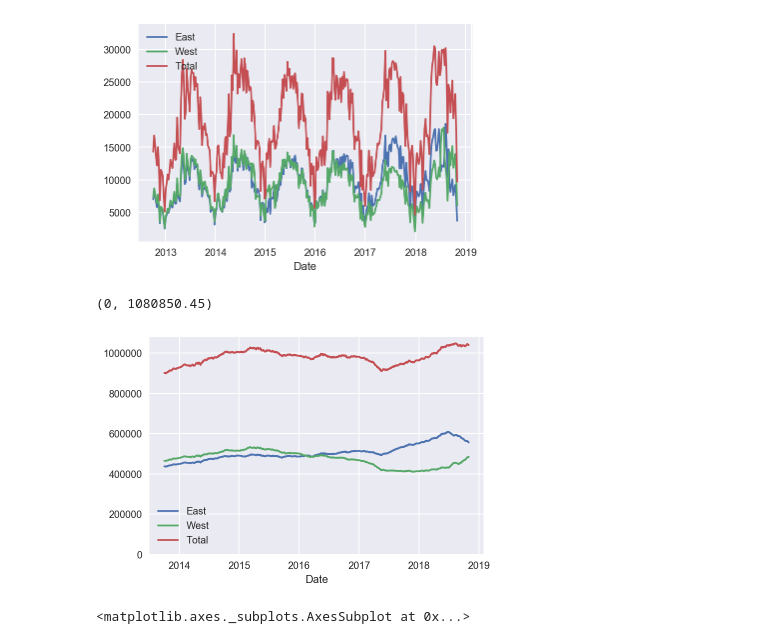
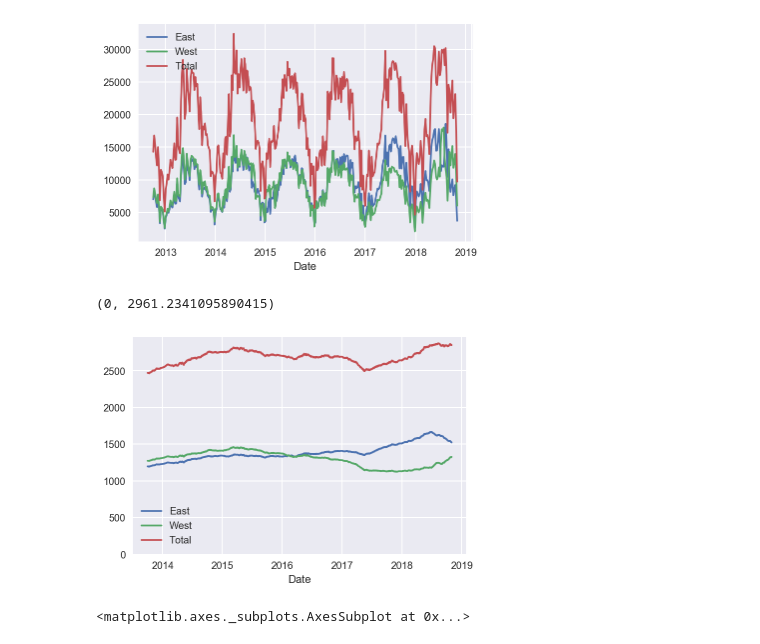
Before and after one commit to Nareshluthra/JupyterTipsAndTricks, a Jupyter notebook: JupyterTipsandTricks.ipynb, the cells around one changed output. Drawn from its saved outputs; the diff is of its cells as text; code cells hidden in the pictures.

Commit message:
Edited data upload

```diff
--- a/JupyterTipsandTricks.ipynb
+++ b/JupyterTipsandTricks.ipynb
@@ -41,13 +41,15 @@ data.resample('W').sum().plot()
 # %%
 
 # %%timeit
 
-ax=data.resample('D').sum().rolling(365).sum().plot()
+ax=data.resample('D').sum().rolling(365).mean().plot()
+
+
 
 ax.set_ylim(0,None)
 # %% [output]
-(0, 1080850.45)
+(0, 2961.2341095890415)
-[figure, old version]
+[figure, new version]
 # %%
 data.groupby(data.index.time).mean().plot()
 # %% [output]
```
Also changed, not shown: parts of 1 cell of this notebook, 2 other files.
